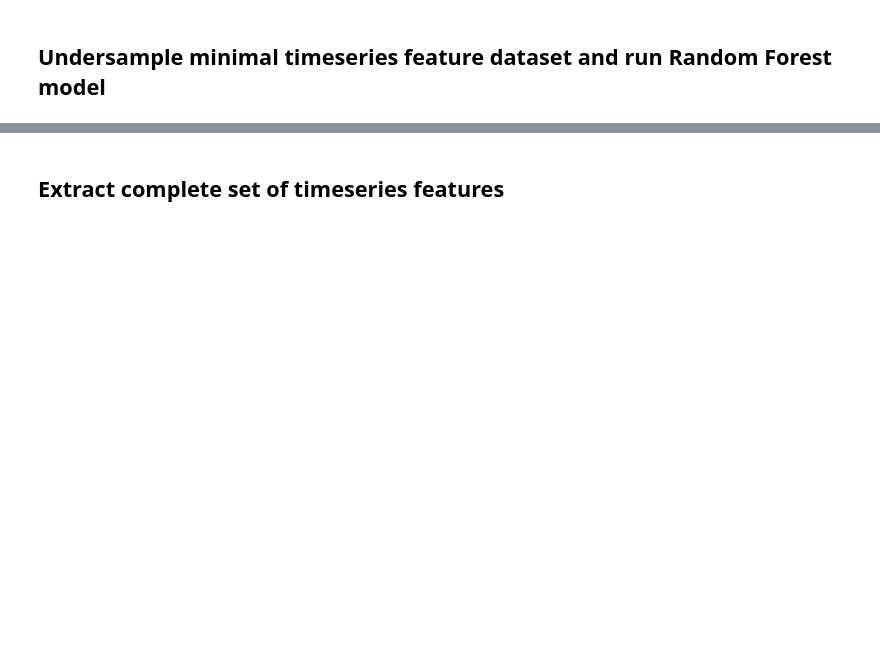
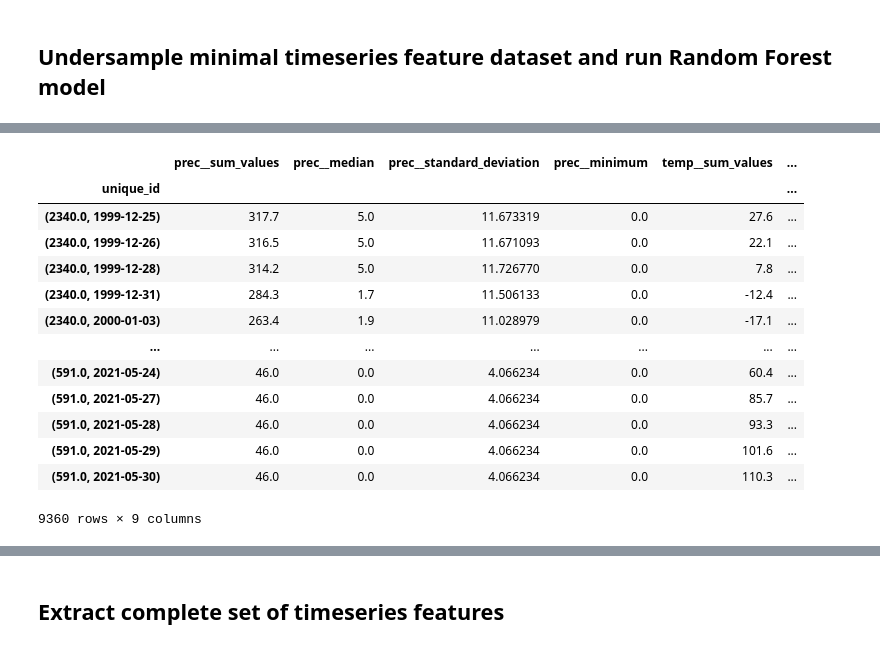
Before and after one commit to cbaggini/extreme-snowmelt-forecast, a Jupyter notebook: extreme-snowmelt-ts-params.ipynb, the cells around one changed output, grey strips where cells are left out. Drawn from its saved outputs; the diff is of its cells as text; code cells hidden in the pictures; blank space fills up the shorter version.

```diff
--- a/extreme-snowmelt-ts-params.ipynb
+++ b/extreme-snowmelt-ts-params.ipynb
@@ -300,13 +367,28 @@ Counter(y_under)
 results = pd.DataFrame(columns=['n_days', 'time_lag', 'eval_type', 'param_type', 'year', 'params', 'score', 'model', 'variables', 'n_features', 'n_samples'])
 # %%
 # Remove correlated features
-X_under = X_under.drop(['flow__length'], axis=1)
+X_under = X_under.drop(['prec__length', 'temp__length'], axis=1)
 corr_matrix = X_under.corr().abs()
 upper = corr_matrix.where(
     np.triu(np.ones(corr_matrix.shape), k=1).astype(np.bool_))
 to_drop = [column for column in upper.columns if any(upper[column] > 0.90)]
 X_selected = X_under.drop(to_drop, axis=1)
 X_selected
+# %% [output]
+|  | prec__sum_values | prec__median | prec__standard_deviation | prec__minimum | temp__sum_values | ... |
+| unique_id |  |  |  |  |  | ... |
+| (2340.0, 1999-12-25) | 317.7 | 5.0 | 11.673319 | 0.0 | 27.6 | ... |
+| (2340.0, 1999-12-26) | 316.5 | 5.0 | 11.671093 | 0.0 | 22.1 | ... |
+| (2340.0, 1999-12-28) | 314.2 | 5.0 | 11.726770 | 0.0 | 7.8 | ... |
+| (2340.0, 1999-12-31) | 284.3 | 1.7 | 11.506133 | 0.0 | -12.4 | ... |
+| (2340.0, 2000-01-03) | 263.4 | 1.9 | 11.028979 | 0.0 | -17.1 | ... |
+| ... | ... | ... | ... | ... | ... | ... |
+| (591.0, 2021-05-24) | 46.0 | 0.0 | 4.066234 | 0.0 | 60.4 | ... |
+| (591.0, 2021-05-27) | 46.0 | 0.0 | 4.066234 | 0.0 | 85.7 | ... |
+| (591.0, 2021-05-28) | 46.0 | 0.0 | 4.066234 | 0.0 | 93.3 | ... |
+| (591.0, 2021-05-29) | 46.0 | 0.0 | 4.066234 | 0.0 | 101.6 | ... |
+| (591.0, 2021-05-30) | 46.0 | 0.0 | 4.066234 | 0.0 | 110.3 | ... |
+9360 rows × 9 columns
 # %%
 ## run model without year and split by site and time
 results = random_forest_site(X_selected, y_under, results, options={'param_type': 'Minimal', 'year': 'No'})
```
Also changed, not shown: parts of 26 cells of this notebook.
